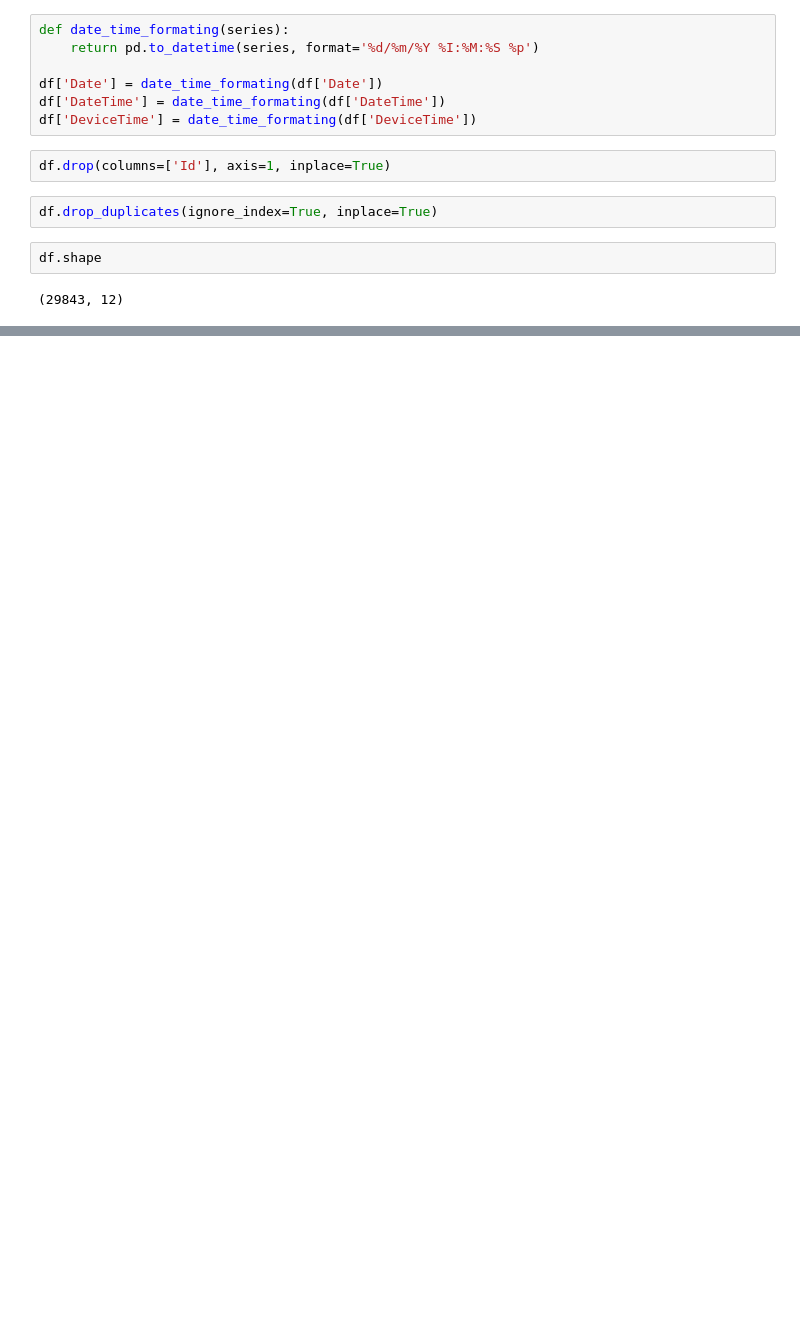
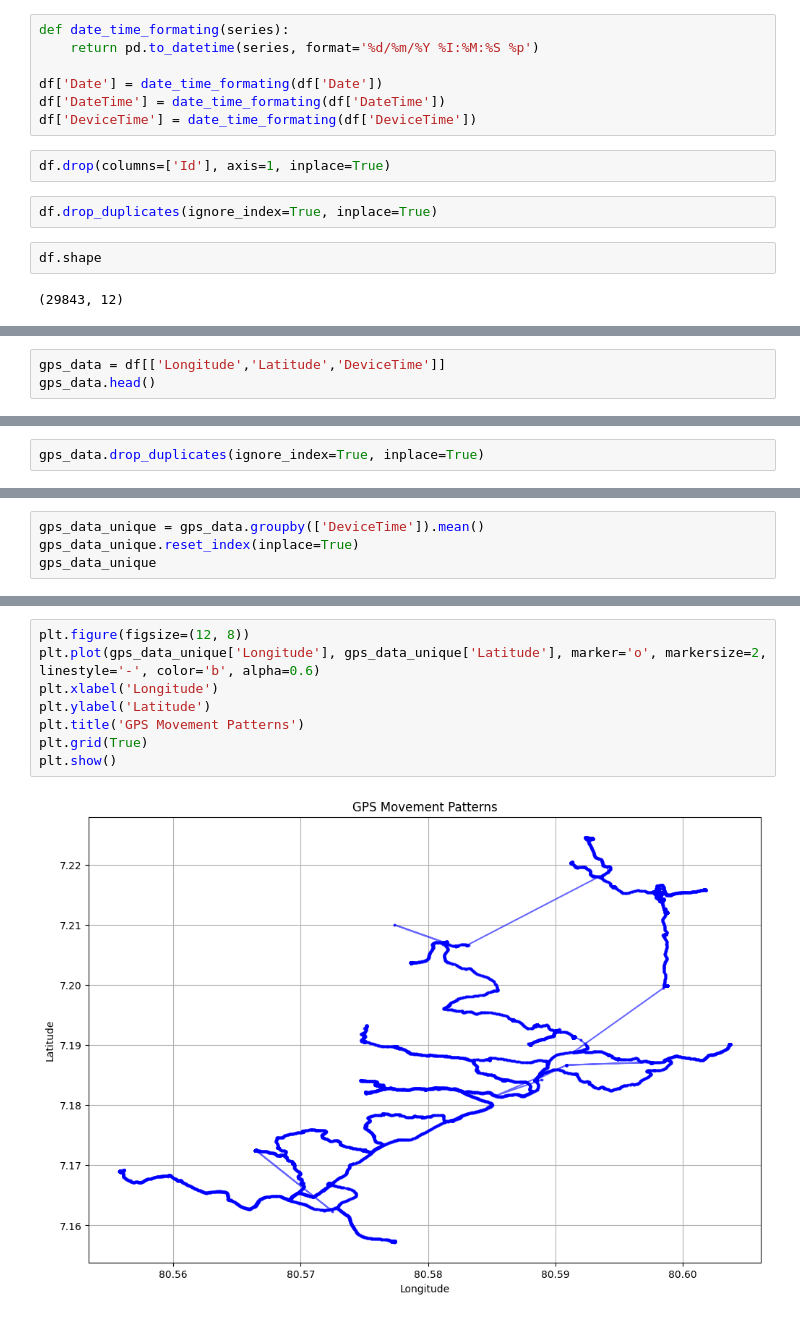
Before and after one commit to pshemach/GPS_Info, a Jupyter notebook: research/02_data_processing.ipynb, the cells around one changed output, grey strips where cells are left out. Cells and saved outputs as stored; diff of their text form; blank space fills up the shorter version.

```diff
--- a/research/02_data_processing.ipynb
+++ b/research/02_data_processing.ipynb
@@ -32,0 +39,3 @@ df.shape
+# %%
+gps_data = df[['Longitude','Latitude','DeviceTime']]
+gps_data.head()
@@ -32,0 +49,2 @@ df.shape
+# %%
+gps_data.drop_duplicates(ignore_index=True, inplace=True)
@@ -32,0 +168,4 @@ df.shape
+# %%
+gps_data_unique = gps_data.groupby(['DeviceTime']).mean()
+gps_data_unique.reset_index(inplace=True)
+gps_data_unique
@@ -32,0 +186,10 @@ df.shape
+# %%
+plt.figure(figsize=(12, 8))
+plt.plot(gps_data_unique['Longitude'], gps_data_unique['Latitude'], marker='o', markersize=2, linestyle='-', color='b', alpha=0.6)
+plt.xlabel('Longitude')
+plt.ylabel('Latitude')
+plt.title('GPS Movement Patterns')
+plt.grid(True)
+plt.show()
+# %% [output]
+[figure, added]
```
Also changed, not shown: parts of 33 cells of this notebook, 6 other files.
